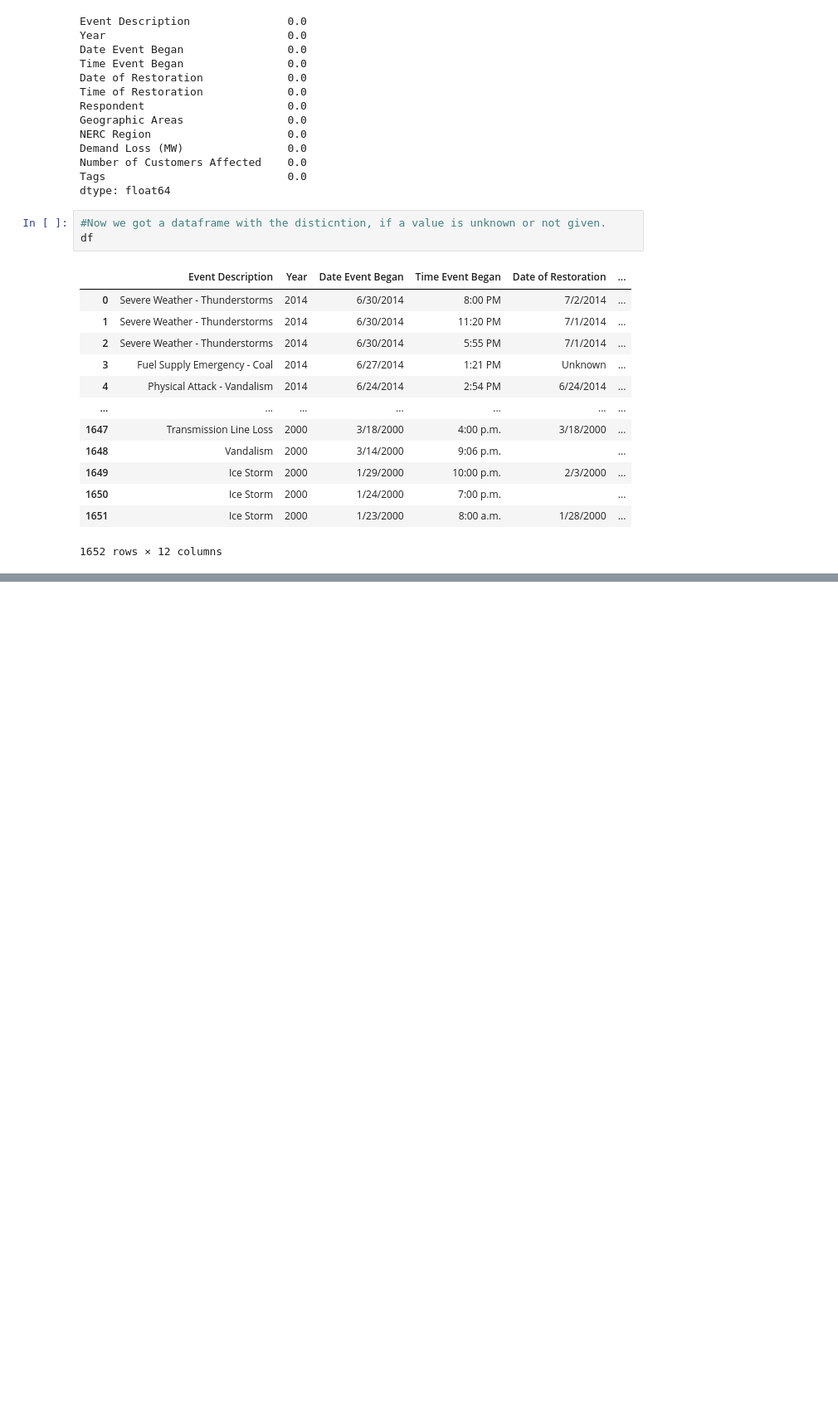
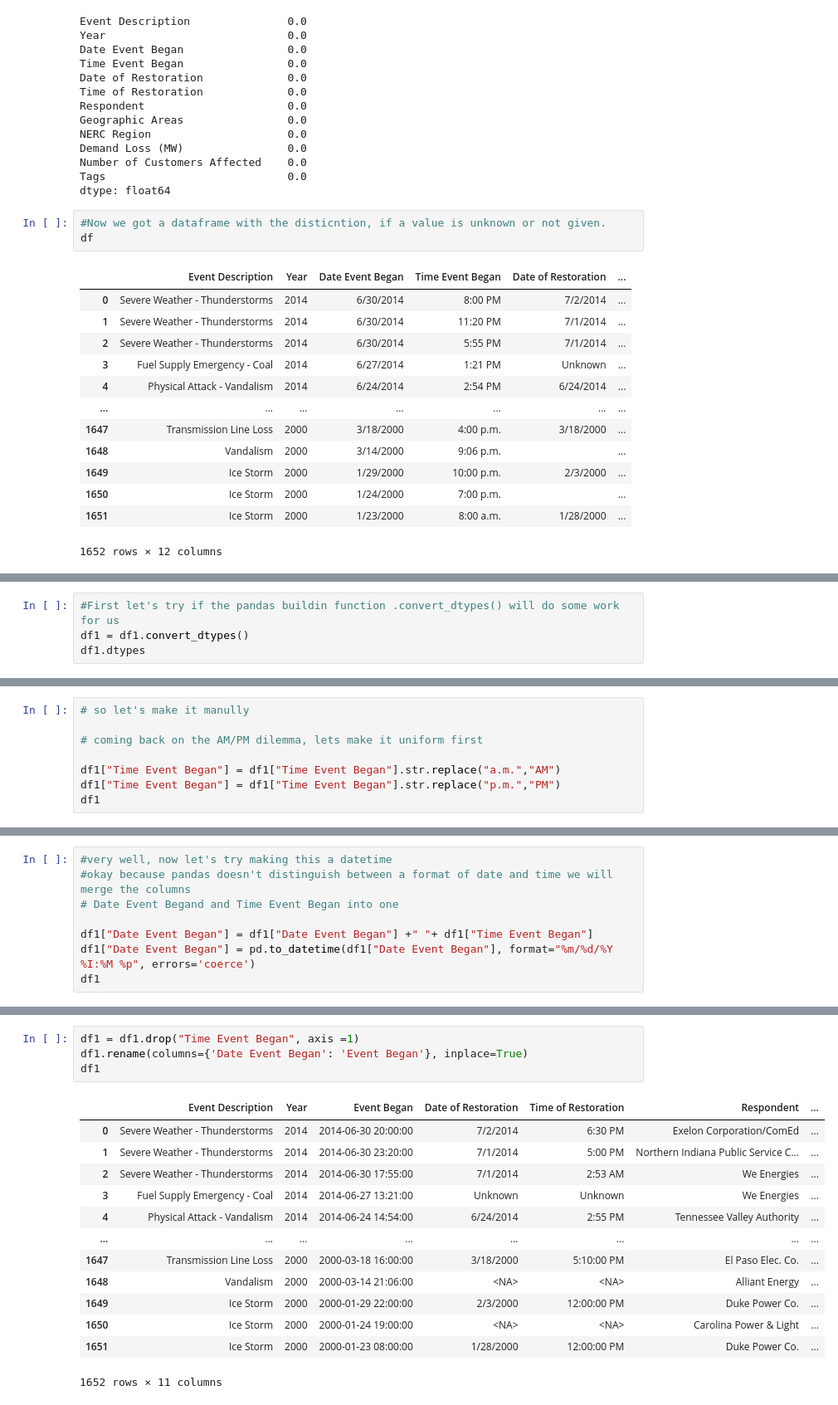
Before and after one commit to Bummelnderboris/DS_ESA_7, a Jupyter notebook: DS_ESA_7_data_cleaing.ipynb, the cells around one changed output, grey strips where cells are left out. Shown at 83% size. Cells and saved outputs as stored; diff of their text form; blank space fills up the shorter version.

```diff
--- a/DS_ESA_7_data_cleaing.ipynb
+++ b/DS_ESA_7_data_cleaing.ipynb
@@ -178,0 +195,4 @@ NameError: name 'pd' is not defined
+# %%
+#First let's try if the pandas buildin function .convert_dtypes() will do some work for us
+df1 = df1.convert_dtypes()
+df1.dtypes
@@ -178,0 +216,8 @@ NameError: name 'pd' is not defined
+# %%
+# so let's make it manully
+
+# coming back on the AM/PM dilemma, lets make it uniform first
+
+df1["Time Event Began"] = df1["Time Event Began"].str.replace("a.m.","AM")
+df1["Time Event Began"] = df1["Time Event Began"].str.replace("p.m.","PM")
+df1
@@ -178,0 +238,8 @@ NameError: name 'pd' is not defined
+# %%
+#very well, now let's try making this a datetime
+#okay because pandas doesn't distinguish between a format of date and time we will merge the columns
+# Date Event Begand and Time Event Began into one
+
+df1["Date Event Began"] = df1["Date Event Began"] +" "+ df1["Time Event Began"]
+df1["Date Event Began"] = pd.to_datetime(df1["Date Event Began"], format="%m/%d/%Y %I:%M %p", errors='coerce')
+df1
@@ -178,0 +260,18 @@ NameError: name 'pd' is not defined
+# %%
+df1 = df1.drop("Time Event Began", axis =1)
+df1.rename(columns={'Date Event Began': 'Event Began'}, inplace=True)
+df1
+# %% [output]
+|  | Event Description | Year | Event Began | Date of Restoration | Time of Restoration | Respondent | ... |
+| 0 | Severe Weather - Thunderstorms | 2014 | 2014-06-30 20:00:00 | 7/2/2014 | 6:30 PM | Exelon Corporation/ComEd | ... |
+| 1 | Severe Weather - Thunderstorms | 2014 | 2014-06-30 23:20:00 | 7/1/2014 | 5:00 PM | Northern Indiana Public Service C... | ... |
+| 2 | Severe Weather - Thunderstorms | 2014 | 2014-06-30 17:55:00 | 7/1/2014 | 2:53 AM | We Energies | ... |
+| 3 | Fuel Supply Emergency - Coal | 2014 | 2014-06-27 13:21:00 | Unknown | Unknown | We Energies | ... |
+| 4 | Physical Attack - Vandalism | 2014 | 2014-06-24 14:54:00 | 6/24/2014 | 2:55 PM | Tennessee Valley Authority | ... |
+| ... | ... | ... | ... | ... | ... | ... | ... |
+| 1647 | Transmission Line Loss | 2000 | 2000-03-18 16:00:00 | 3/18/2000 | 5:10:00 PM | El Paso Elec. Co. | ... |
+| 1648 | Vandalism | 2000 | 2000-03-14 21:06:00 | <NA> | <NA> | Alliant Energy | ... |
+| 1649 | Ice Storm | 2000 | 2000-01-29 22:00:00 | 2/3/2000 | 12:00:00 PM | Duke Power Co. | ... |
+| 1650 | Ice Storm | 2000 | 2000-01-24 19:00:00 | <NA> | <NA> | Carolina Power & Light | ... |
+| 1651 | Ice Storm | 2000 | 2000-01-23 08:00:00 | 1/28/2000 | 12:00:00 PM | Duke Power Co. | ... |
+1652 rows × 11 columns
```
Also changed, not shown: parts of 16 cells of this notebook.
